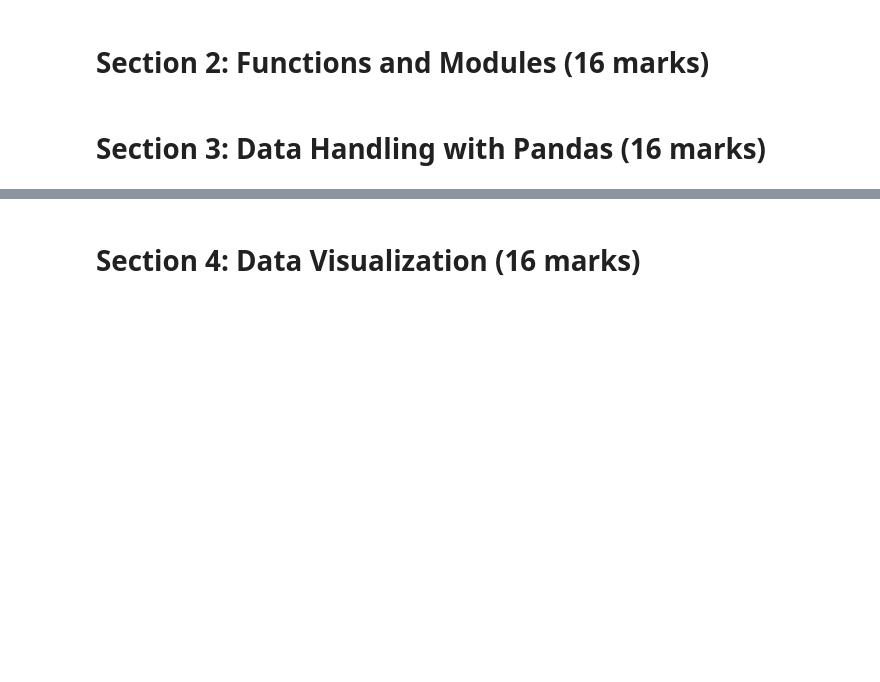
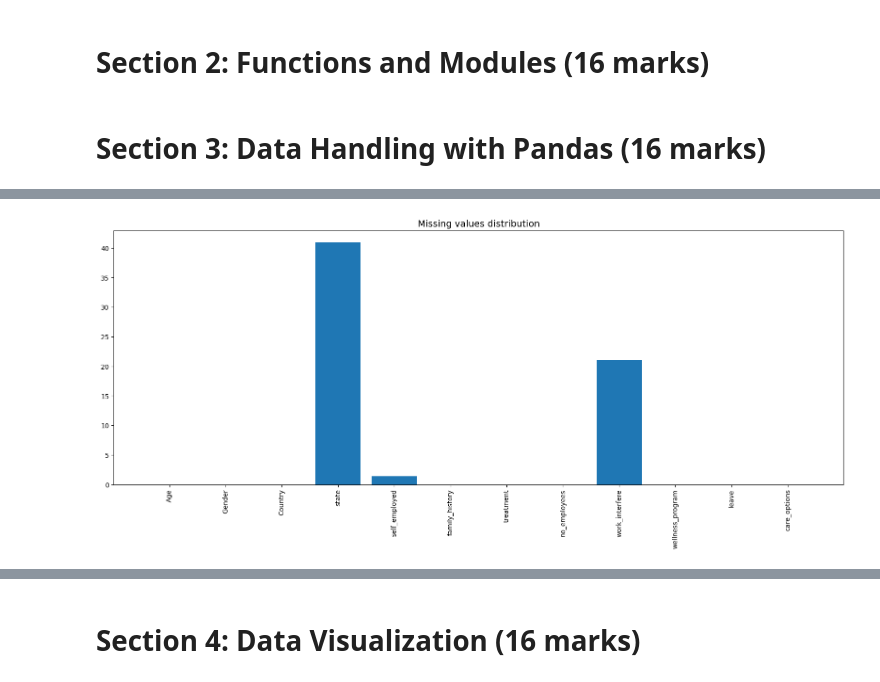
Before and after one commit to guavacoderepo/SOFT40161-COURSE-WORK, a Jupyter notebook: NTU_N1280799_SOFT40161.ipynb, the cells around one changed output, grey strips where cells are left out. Saved outputs shown, nothing was run; the diff lists cells and outputs as text; code cells hidden in the pictures; blank space fills up the shorter version.

```diff
--- a/NTU_N1280799_SOFT40161.ipynb
+++ b/NTU_N1280799_SOFT40161.ipynb
@@ -43,0 +190,5 @@ df.head(2)
+# %%
+# Bar chart distribution of missing values
+plot_bar_chart(miss_values.keys(), miss_values.values())
+# %% [output]
+[figure, added]
```
Also changed, not shown: parts of 29 cells of this notebook, 1 other file.
